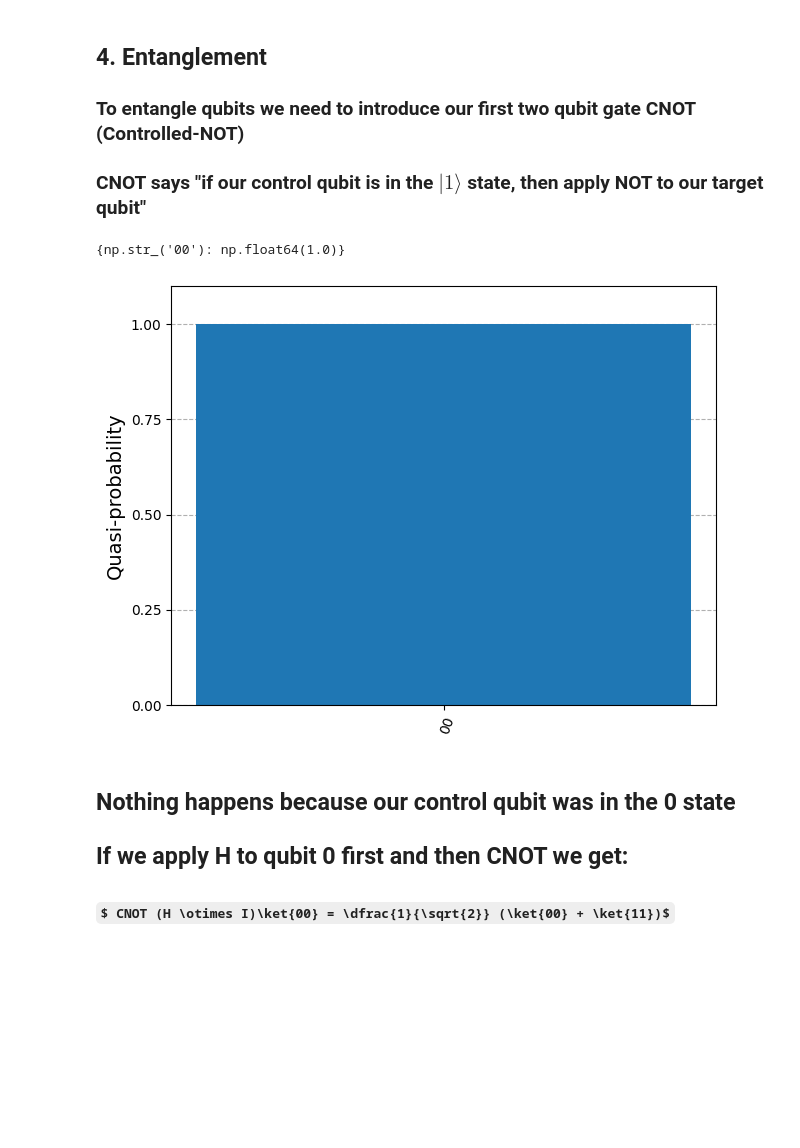
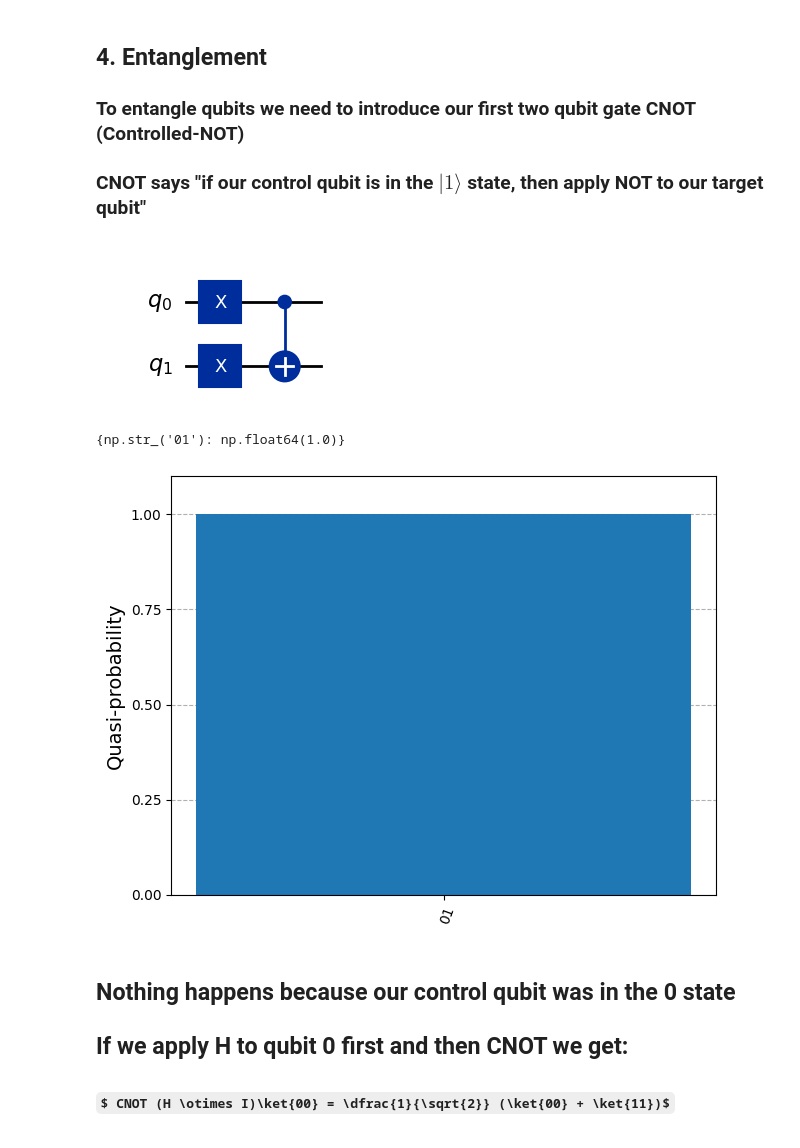
Before and after one commit to JoeyRogers-svg/Qiskit-fundamentals, a Jupyter notebook: week_3/2-multiple-qubits.ipynb, the cells around one changed output. Saved outputs shown, nothing was run; the diff lists cells and outputs as text; code cells hidden in the pictures; some formulas as TeX source; blank space fills up the shorter version.

```diff
--- a/week_3/2-multiple-qubits.ipynb
+++ b/week_3/2-multiple-qubits.ipynb
@@ -203,14 +203,19 @@ plot_histogram(state.probabilities_dict(), bar_labels=False)
 ### CNOT says "if our control qubit is in the $|1\rangle$ state, then apply NOT to our target qubit"
 # %%
 qc = QuantumCircuit(2)
+qc.x(0)
+qc.x(1)
 qc.cx(control_qubit=0, target_qubit=1)
-
-state = Statevector.from_instruction(qc)
-pprint.pp(state.probabilities_dict())
-plot_histogram(state.probabilities_dict(), bar_labels=False)
+qc.draw("mpl")
 # %% [output]
-{np.str_('00'): np.float64(1.0)}
-[figure, old version]
+[figure, new version]
+# %%
+state = Statevector.from_instruction(qc)
+pprint.pp(state.probabilities_dict())
+plot_histogram(state.probabilities_dict(), bar_labels=False)
+# %% [output]
+{np.str_('01'): np.float64(1.0)}
+[figure, added]
 # %% [markdown]
 ## Nothing happens because our control qubit was in the 0 state
 
```
Also changed, not shown: parts of 7 cells of this notebook, 3 other files.
